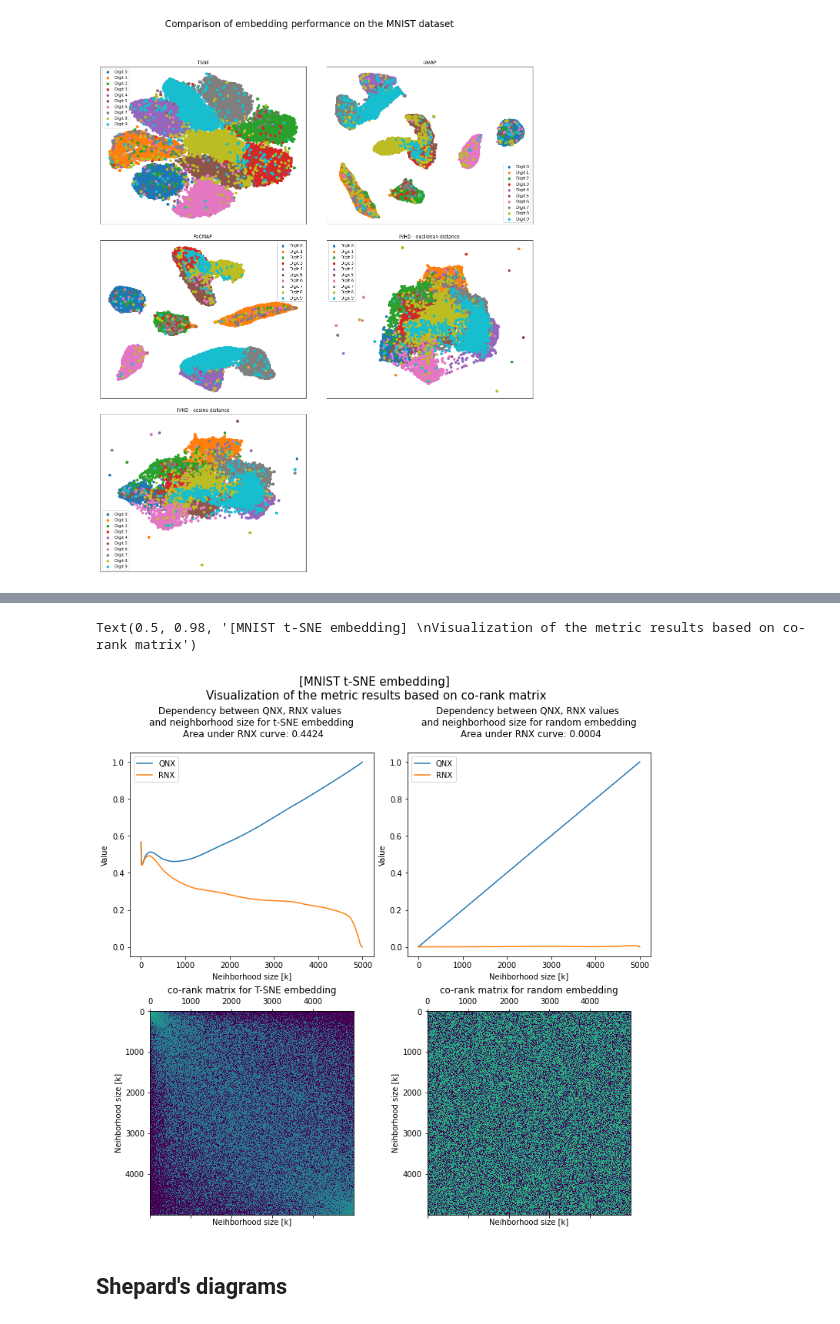
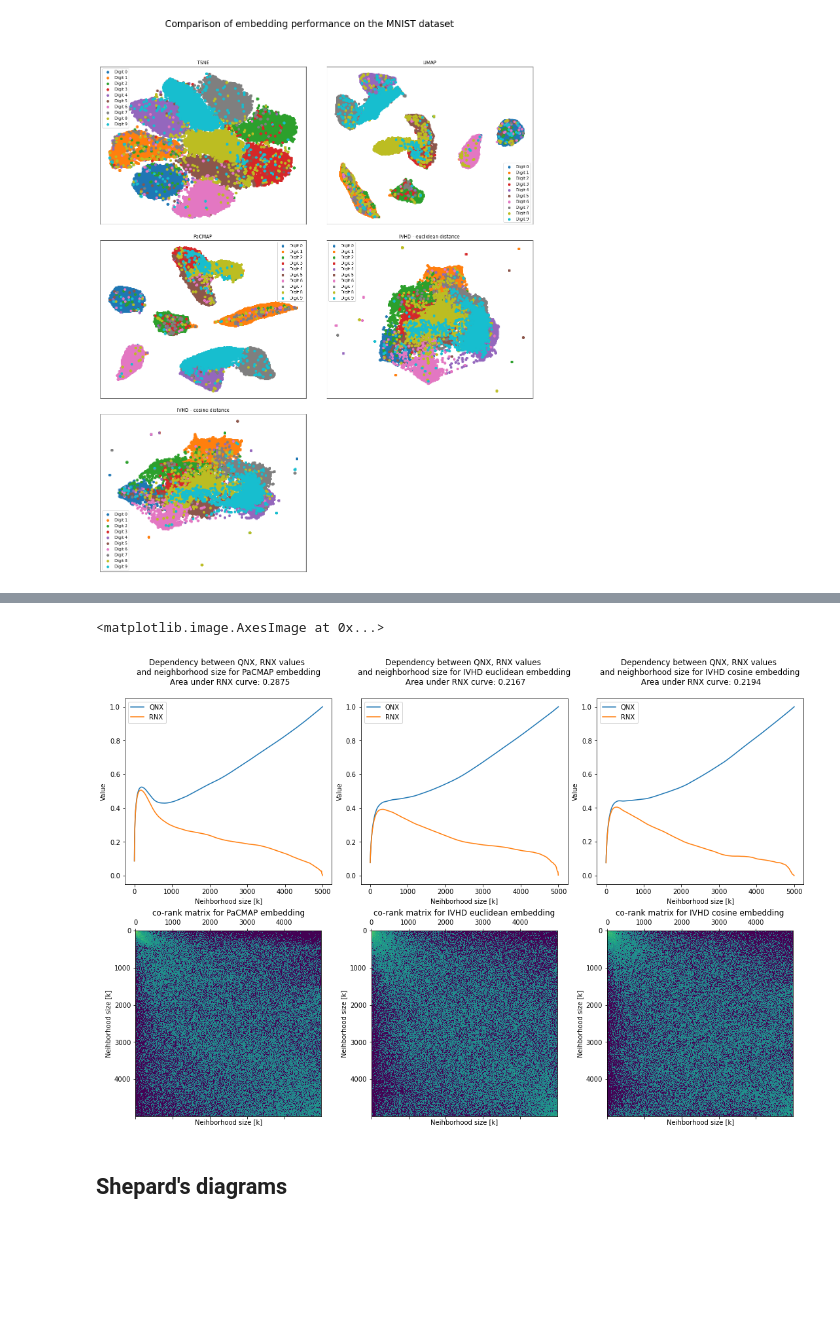
Before and after one commit to Smendowski/data-embedding-and-visualization, a Jupyter notebook: [4] MNIST embedding analysis.ipynb, the cells around one changed output, grey strips where cells are left out. Saved outputs shown, nothing was run; the diff lists cells and outputs as text; code cells hidden in the pictures; blank space fills up the shorter version.

Commit message:
mnist: application of co-rank matrix based metric
Signed-off-by: Smendowski <m.smendowski@gmail.com>

```diff
--- a/[4] MNIST embedding analysis.ipynb
+++ b/[4] MNIST embedding analysis.ipynb
@@ -103,0 +131,2 @@ CoRankMatrixBasedMetric calculation took 68.15 seconds.
+# %%
+umap_embedding_cr_metric_value = json.loads(umap_embedding_cr_metric.calculate())
@@ -103,0 +135,2 @@ CoRankMatrixBasedMetric calculation took 68.15 seconds.
+# %%
+pacmap_embedding_cr_metric_value = json.loads(pacmap_embedding_cr_metric.calculate())
@@ -103,0 +139,2 @@ CoRankMatrixBasedMetric calculation took 68.15 seconds.
+# %%
+ivhd_euclidean_embedding_cr_metric_value = json.loads(ivhd_euclidean_embedding_cr_metric.calculate())
@@ -103,0 +143,2 @@ CoRankMatrixBasedMetric calculation took 68.15 seconds.
+# %%
+ivhd_cosine_embedding_cr_metric_value = json.loads(ivhd_cosine_embedding_cr_metric.calculate())
@@ -104,44 +207,59 @@ CoRankMatrixBasedMetric calculation took 68.15 seconds.
 # %%
-fig = plt.figure(figsize=(10, 10), constrained_layout=True)
-spec = fig.add_gridspec(2, 2)
+fig = plt.figure(figsize=(15, 10), constrained_layout=True)
+spec = fig.add_gridspec(2, 3)
+
+#=======================================================================================================
 
 ax00 = fig.add_subplot(spec[0, 0])
-ax00.set_title(f'Dependency between QNX, RNX values \nand neighborhood size for t-SNE embedding'
-               f'\n Area under RNX curve: {tsne_embedding_metric_value["AREA_UNDER_RNX_CURVE"]:.4f}\n')
+ax00.set_title(f'Dependency between QNX, RNX values \nand neighborhood size for PaCMAP embedding'
+               f'\n Area under RNX curve: {pacmap_embedding_cr_metric_value["AREA_UNDER_RNX_CURVE"]:.4f}\n')
 ax00.set_xlabel('Neihborhood size [k]')
 ax00.set_ylabel('Value')
-ax00.plot(tsne_embedding_metric_value['QNX'], label='QNX')
-ax00.plot(tsne_embedding_metric_value['RNX'], label='RNX')
-# ax00.fill_between(np.arange(0, len(z3['RNX'])), z3['RNX'], color='orange', alpha=0.15)
+ax00.plot(pacmap_embedding_cr_metric_value['QNX'], label='QNX')
+ax00.plot(pacmap_embedding_cr_metric_value['RNX'], label='RNX')
 ax00.legend()
 
+
 ax01 = fig.add_subplot(spec[0, 1])
-ax01.set_title(f'Dependency between QNX, RNX values \nand neighborhood size for random embedding'
-               f'\n Area under RNX curve: {random_embedding_metric_value["AREA_UNDER_RNX_CURVE"]:.4f}\n')
+ax01.set_title(f'Dependency between QNX, RNX values \nand neighborhood size for IVHD euclidean embedding'
+               f'\n Area under RNX curve: {ivhd_euclidean_embedding_cr_metric_value["AREA_UNDER_RNX_CURVE"]:.4f}\n')
 ax01.set_xlabel('Neihborhood size [k]')
 ax01.set_ylabel('Value')
-ax01.plot(random_embedding_metric_value['QNX'], label='QNX')
-ax01.plot(random_embedding_metric_value['RNX'], label='RNX')
-# ax00.fill_between(np.arange(0, len(z3['RNX'])), z3['RNX'], color='orange', alpha=0.15)
+ax01.plot(ivhd_euclidean_embedding_cr_metric_value['QNX'], label='QNX')
+ax01.plot(ivhd_euclidean_embedding_cr_metric_value['RNX'], label='RNX')
 ax01.legend()
 
+ax02 = fig.add_subplot(spec[0, 2])
+ax02.set_title(f'Dependency between QNX, RNX values \nand neighborhood size for IVHD cosine embedding'
+               f'\n Area under RNX curve: {ivhd_cosine_embedding_cr_metric_value["AREA_UNDER_RNX_CURVE"]:.4f}\n')
+ax02.set_xlabel('Neihborhood size [k]')
+ax02.set_ylabel('Value')
+ax02.plot(ivhd_cosine_embedding_cr_metric_value['QNX'], label='QNX')
+ax02.plot(ivhd_cosine_embedding_cr_metric_value['RNX'], label='RNX')
+ax02.legend()
+
+#=======================================================================================================
 
 ax10 = fig.add_subplot(spec[1, 0])
-ax10.set_title("co-rank matrix for T-SNE embedding")
+ax10.set_title("co-rank matrix for PaCMAP embedding")
 ax10.set_xlabel('Neihborhood size [k]')
 ax10.set_ylabel('Neihborhood size [k]')
-ax10.matshow(np.log(tsne_embedding_metric._co_rank_matrix+1e-2), cmap=plt.get_cmap('viridis'))
+ax10.matshow(np.log(pacmap_embedding_cr_metric._co_rank_matrix+1e-2), cmap=plt.get_cmap('viridis'))
 
 ax11 = fig.add_subplot(spec[1, 1])
-ax11.set_title("co-rank matrix for random embedding")
+ax11.set_title("co-rank matrix for IVHD euclidean embedding")
 ax11.set_xlabel('Neihborhood size [k]')
 ax11.set_ylabel('Neihborhood size [k]')
-ax11.matshow(np.log(random_embedding_metric._co_rank_matrix+1e-2), cmap=plt.get_cmap('viridis'))
+ax11.matshow(np.log(ivhd_euclidean_embedding_cr_metric._co_rank_matrix+1e-2), cmap=plt.get_cmap('viridis'))
 
-fig.suptitle('[MNIST t-SNE embedding] \nVisualization of the metric results based on co-rank matrix', size=15)
+ax12 = fig.add_subplot(spec[1, 2])
+ax12.set_title("co-rank matrix for IVHD cosine embedding")
+ax12.set_xlabel('Neihborhood size [k]')
+ax12.set_ylabel('Neihborhood size [k]')
+ax12.matshow(np.log(ivhd_cosine_embedding_cr_metric._co_rank_matrix+1e-2), cmap=plt.get_cmap('viridis'))
 # %% [output]
-Text(0.5, 0.98, '[MNIST t-SNE embedding] \nVisualization of the metric results based on co-rank matrix')
+<matplotlib.image.AxesImage at 0x...>
-[figure, old version]
+[figure, new version]
 # %% [markdown]
 ## Shepard's diagrams
 # %%
```
Also changed, not shown: parts of 13 cells of this notebook, 2 other files.
